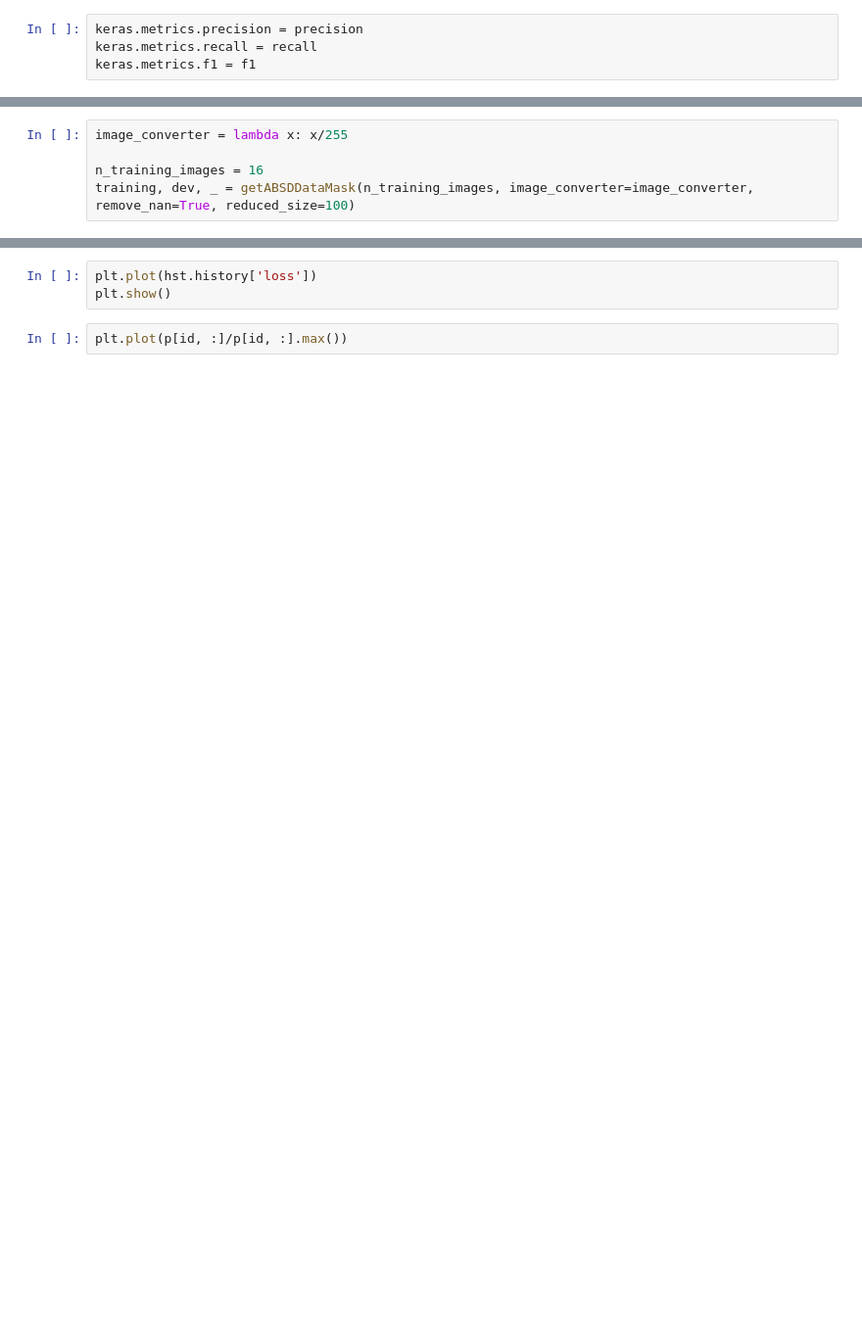
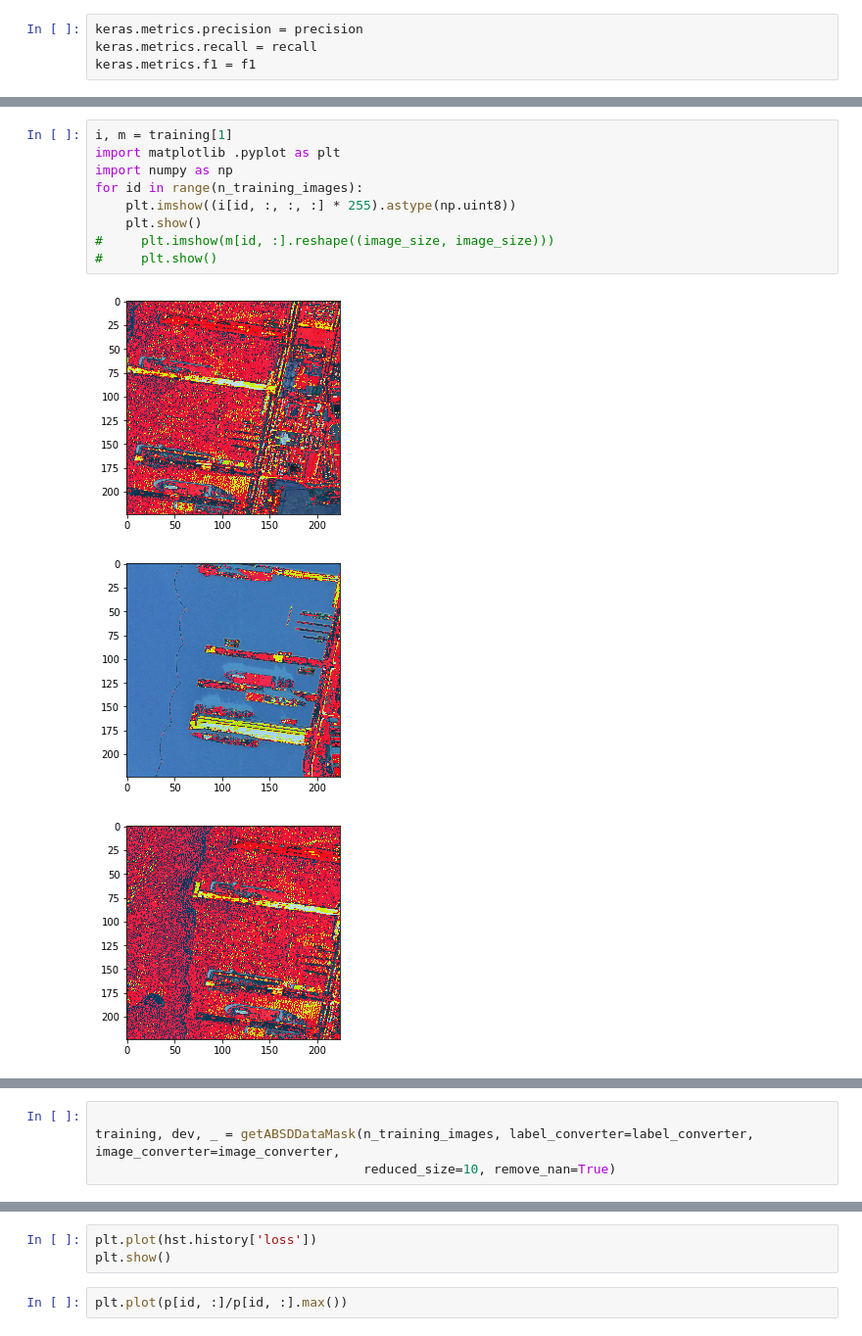
Before and after one commit to Deep-Learning-GAZ/Airbus-Ship-Detection-Challenge, a Jupyter notebook: single_image.ipynb, the cells around one changed output, grey strips where cells are left out. Shown at 98% size. Cells and saved outputs as stored; diff of their text form; blank space fills up the shorter version.

```diff
--- a/single_image.ipynb
+++ b/single_image.ipynb
@@ -13,0 +29,13 @@ model = keras.models.load_model('1024.hd5')
+# %%
+i, m = training[1]
+import matplotlib .pyplot as plt
+import numpy as np
+for id in range(n_training_images):
+    plt.imshow((i[id, :, :, :] * 255).astype(np.uint8))
+    plt.show()
+#     plt.imshow(m[id, :].reshape((image_size, image_size)))
+#     plt.show()
+# %% [output]
+[figure, added]
+[figure, added]
+[figure, added]
@@ -14,5 +43,4 @@ model = keras.models.load_model('1024.hd5')
 # %%
-image_converter = lambda x: x/255
 
-n_training_images = 16
-training, dev, _ = getABSDDataMask(n_training_images, image_converter=image_converter, remove_nan=True, reduced_size=100)
+training, dev, _ = getABSDDataMask(n_training_images, label_converter=label_converter, image_converter=image_converter,
+                                   reduced_size=10, remove_nan=True)
```
Also changed, not shown: parts of 17 cells of this notebook, 1 other file.
